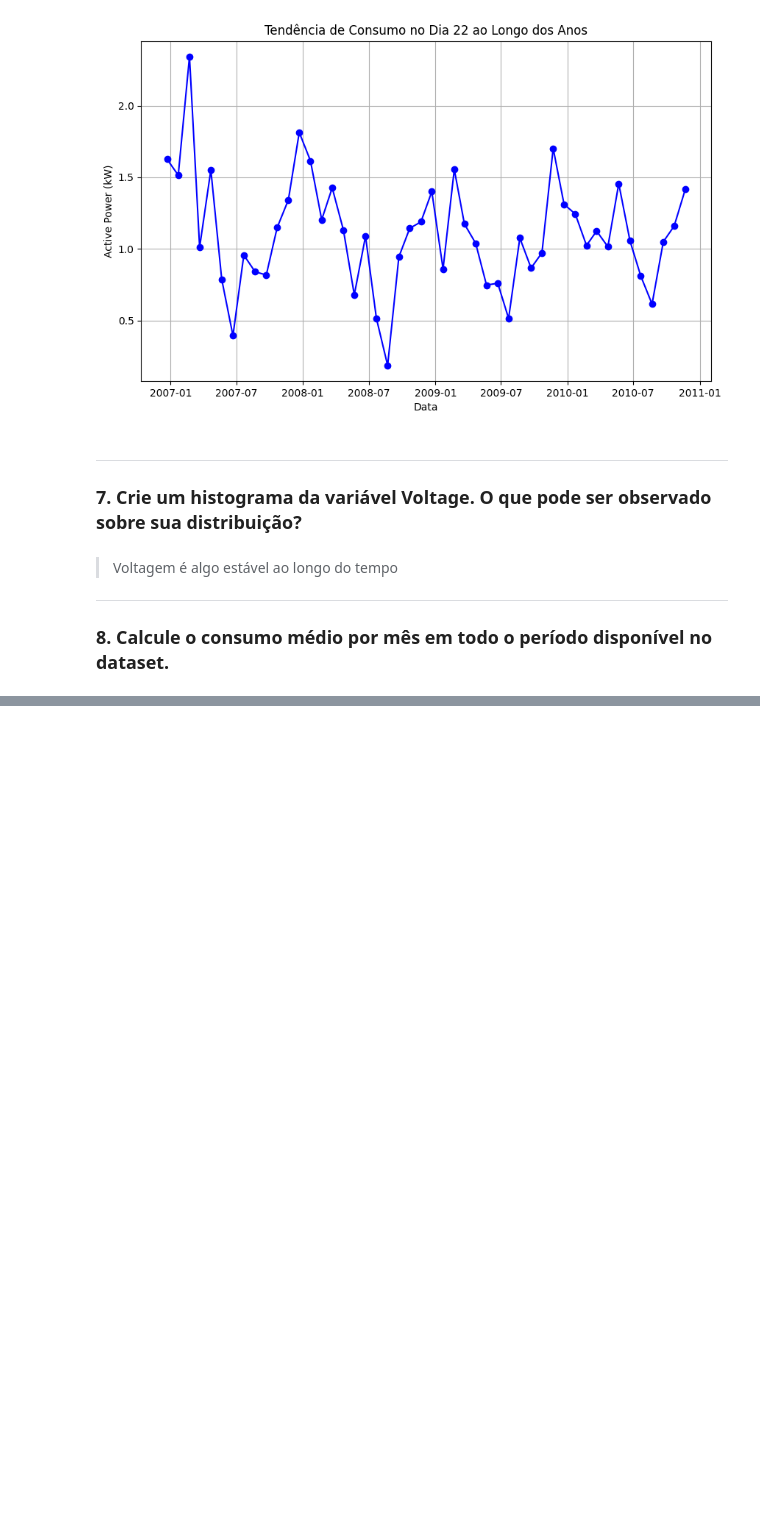
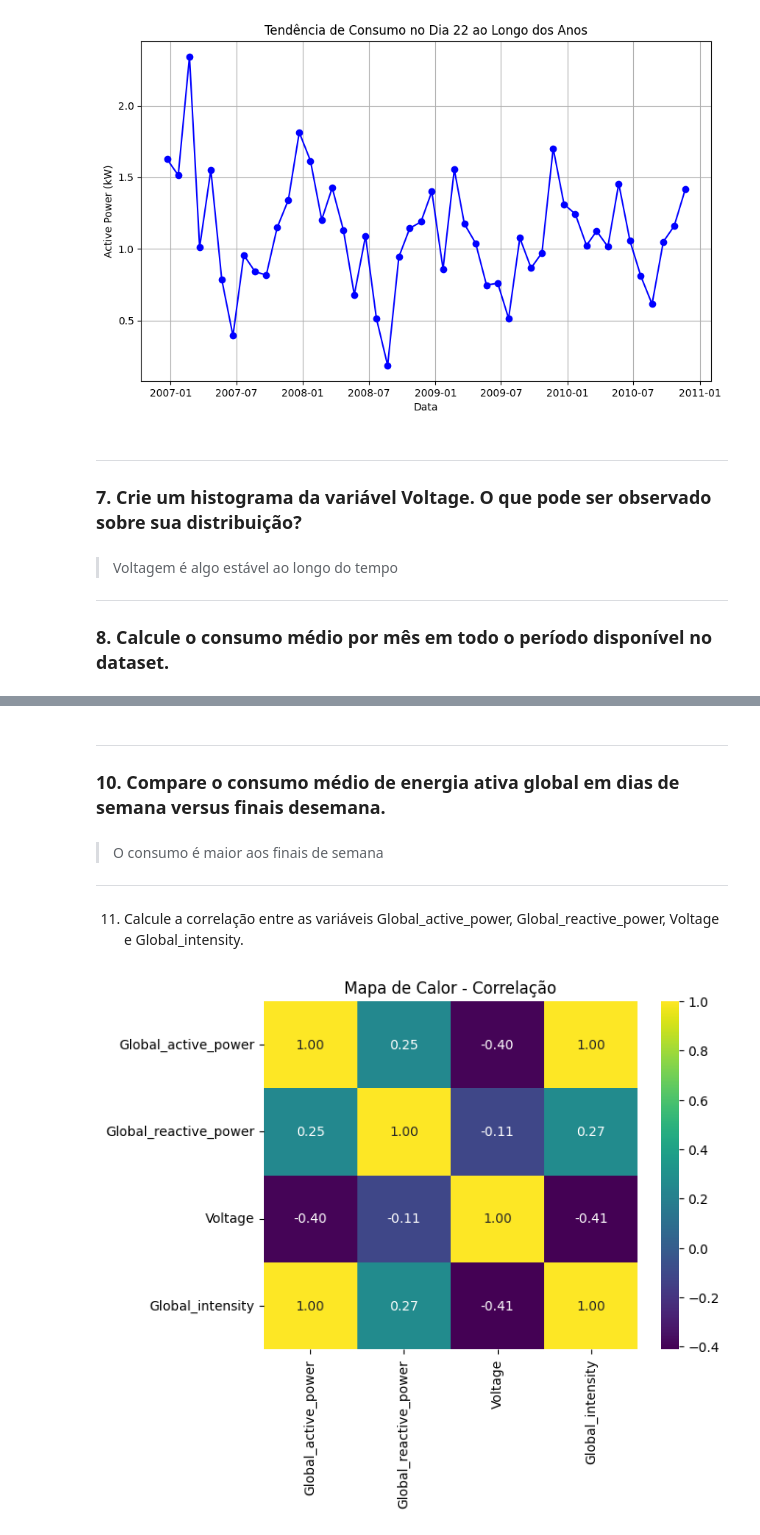
Before and after one commit to Entrega-CheckPoint/IOT-IOB-GENERATIVE-IA-CP04, a Jupyter notebook: checkpoint.ipynb, the cells around one changed output, grey strips where cells are left out. Cells and saved outputs as stored; diff of their text form; code cells hidden in the pictures; blank space fills up the shorter version.

```diff
--- a/checkpoint.ipynb
+++ b/checkpoint.ipynb
@@ -116,20 +119,22 @@ df_null_data
 # %%
 def dia_da_semana(dia: pd.Timestamp):
     dia_semana = datetime.date.weekday(dia)
-    if dia == 0:
-        return "Monday"
-    elif dia == 1:
-        return "Tuesday"
-    elif dia == 2:
-        return "Wednesday"
-    elif dia == 3:
-        return "Thursday"
-    elif dia == 4:
-        return "Friday"
-    elif dia == 5:
-        return "Saturday"
+    if dia_semana == 0:
+        return "Segunda"
+    elif dia_semana == 1:
+        return "Terça"
+    elif dia_semana == 2:
+        return "Quarta"
+    elif dia_semana == 3:
+        return "Quinta"
+    elif dia_semana == 4:
+        return "Sexta"
+    elif dia_semana == 5:
+        return "Sabado"
+    elif dia_semana == 6:
+        return "Domingo"
     else:
-        return "Sunday"
+        return "erro"
 # %%
 df_household['Date'] = pd.to_datetime(df_household['Date'], dayfirst=True)
 df_household['week_day'] = df_household['Date'].apply(lambda x: dia_da_semana(x))
@@ -249,0 +270,4 @@ fig.show()
+# %% [markdown]
+---
+
+### 10. Compare o consumo médio de energia ativa global em dias de semana versus finais desemana.
@@ -249,0 +290,22 @@ fig.show()
+# %% [markdown]
+> O consumo é maior aos finais de semana
+
+---
+
+11. Calcule a correlação entre as variáveis Global_active_power, Global_reactive_power, Voltage e Global_intensity.
+# %%
+
+df_correlation = df_household[
+    ["Global_active_power", "Global_reactive_power", "Voltage", "Global_intensity"]
+].copy()
+
+# Calcula a matriz de correlação
+corr = df_correlation.corr()
+
+# Cria o mapa de calor
+sns.heatmap(corr, annot=True, fmt=".2f", cmap="viridis")
+
+plt.title("Mapa de Calor - Correlação")
+plt.show()
+# %% [output]
+[figure, added]
```
Also changed, not shown: parts of 17 cells of this notebook, 1 other file.
